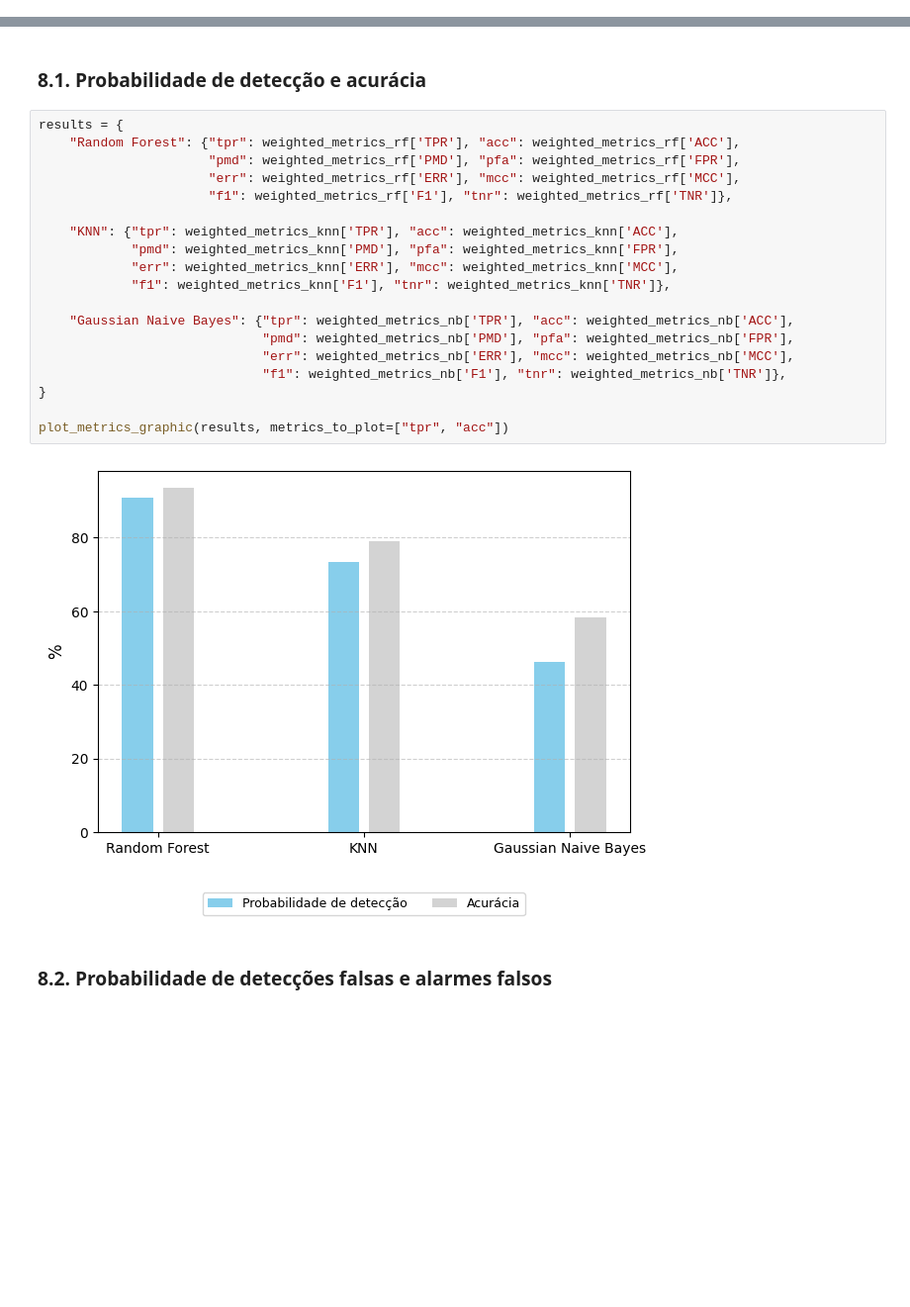
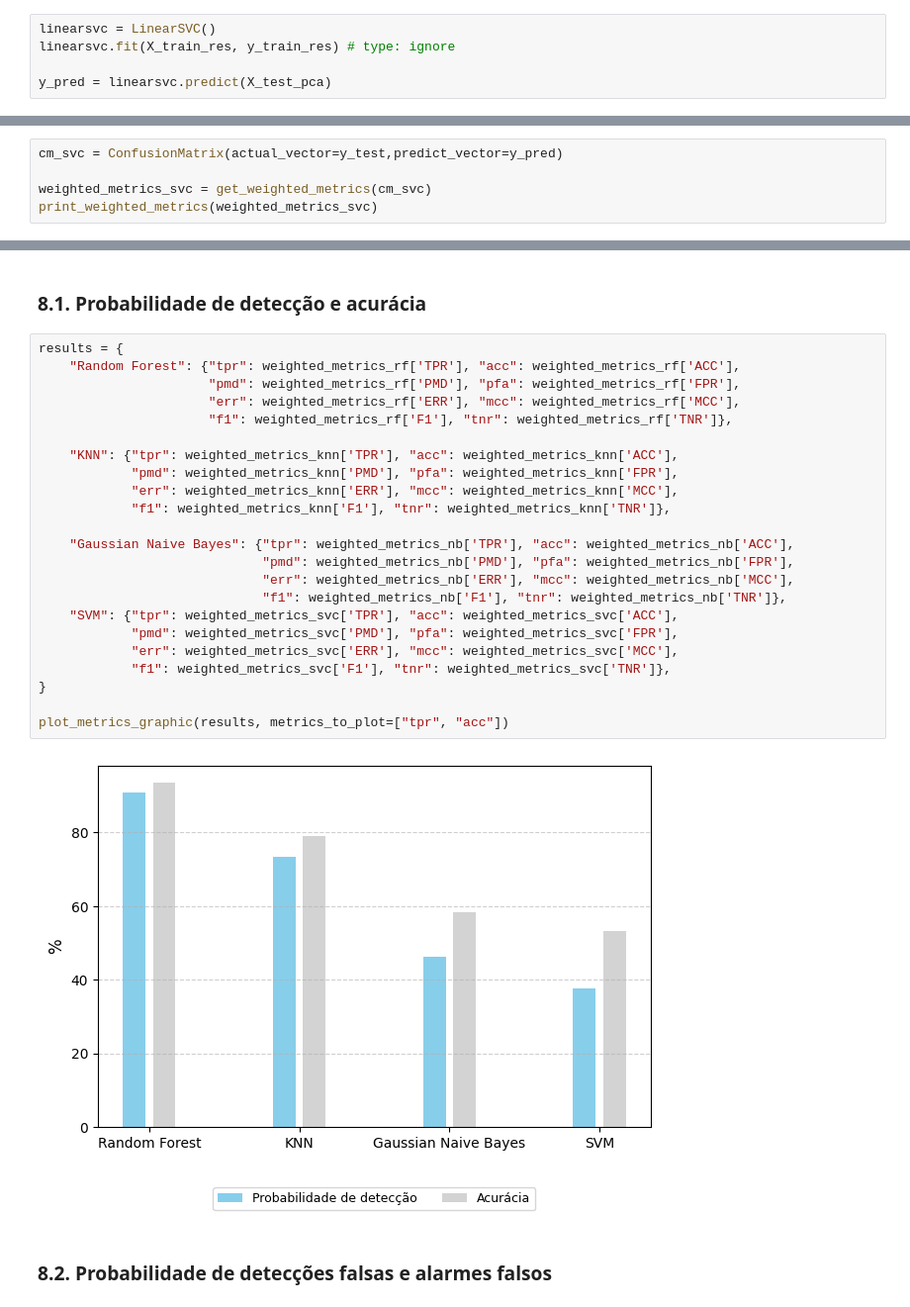
Before and after one commit to jtlimo/ccm-102, a Jupyter notebook: main.ipynb, the cells around one changed output, grey strips where cells are left out. Shown at 99% size. Saved outputs shown, nothing was run; the diff lists cells and outputs as text; blank space fills up the shorter version.

```diff
--- a/main.ipynb
+++ b/main.ipynb
@@ -289,0 +293,5 @@ cm_nb.plot(number_label=True, title="Matriz de Confusão", cmap=plt.cm.Blues) #
+# %%
+linearsvc = LinearSVC()
+linearsvc.fit(X_train_res, y_train_res) # type: ignore
+
+y_pred = linearsvc.predict(X_test_pca)
@@ -289,0 +300,5 @@ cm_nb.plot(number_label=True, title="Matriz de Confusão", cmap=plt.cm.Blues) #
+# %%
+cm_svc = ConfusionMatrix(actual_vector=y_test,predict_vector=y_pred)
+
+weighted_metrics_svc = get_weighted_metrics(cm_svc)
+print_weighted_metrics(weighted_metrics_svc)
@@ -294,24 +326,28 @@ cm_nb.plot(number_label=True, title="Matriz de Confusão", cmap=plt.cm.Blues) #
 # %%
 results = {
     "Random Forest": {"tpr": weighted_metrics_rf['TPR'], "acc": weighted_metrics_rf['ACC'],
                       "pmd": weighted_metrics_rf['PMD'], "pfa": weighted_metrics_rf['FPR'],
                       "err": weighted_metrics_rf['ERR'], "mcc": weighted_metrics_rf['MCC'],
                       "f1": weighted_metrics_rf['F1'], "tnr": weighted_metrics_rf['TNR']},
 
     "KNN": {"tpr": weighted_metrics_knn['TPR'], "acc": weighted_metrics_knn['ACC'],
             "pmd": weighted_metrics_knn['PMD'], "pfa": weighted_metrics_knn['FPR'],
             "err": weighted_metrics_knn['ERR'], "mcc": weighted_metrics_knn['MCC'],
             "f1": weighted_metrics_knn['F1'], "tnr": weighted_metrics_knn['TNR']},
 
     "Gaussian Naive Bayes": {"tpr": weighted_metrics_nb['TPR'], "acc": weighted_metrics_nb['ACC'],
                              "pmd": weighted_metrics_nb['PMD'], "pfa": weighted_metrics_nb['FPR'],
                              "err": weighted_metrics_nb['ERR'], "mcc": weighted_metrics_nb['MCC'],
                              "f1": weighted_metrics_nb['F1'], "tnr": weighted_metrics_nb['TNR']},
+    "SVM": {"tpr": weighted_metrics_svc['TPR'], "acc": weighted_metrics_svc['ACC'],
+            "pmd": weighted_metrics_svc['PMD'], "pfa": weighted_metrics_svc['FPR'],
+            "err": weighted_metrics_svc['ERR'], "mcc": weighted_metrics_svc['MCC'],
+            "f1": weighted_metrics_svc['F1'], "tnr": weighted_metrics_svc['TNR']},
 }
 
 plot_metrics_graphic(results, metrics_to_plot=["tpr", "acc"])
 # %% [output]
-[figure, old version]
+[figure, new version]
 # %% [markdown]
 ### 8.2. Probabilidade de detecções falsas e alarmes falsos
 # %%
```
Also changed, not shown: parts of 10 cells of this notebook, 2 other files.
